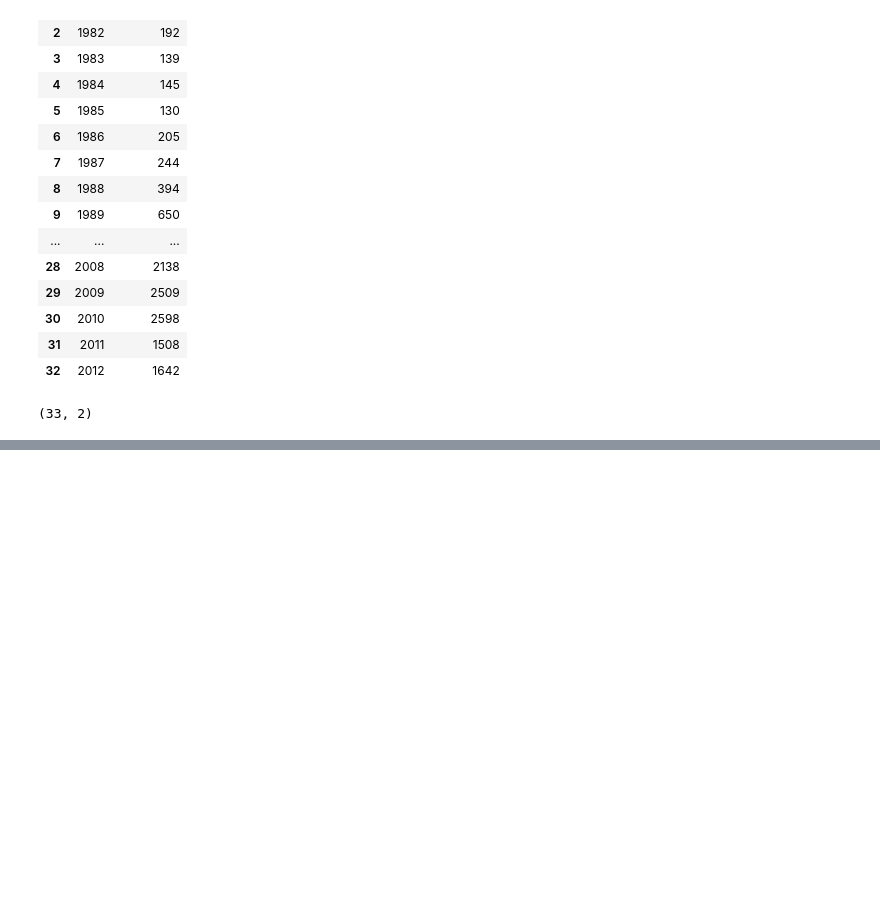
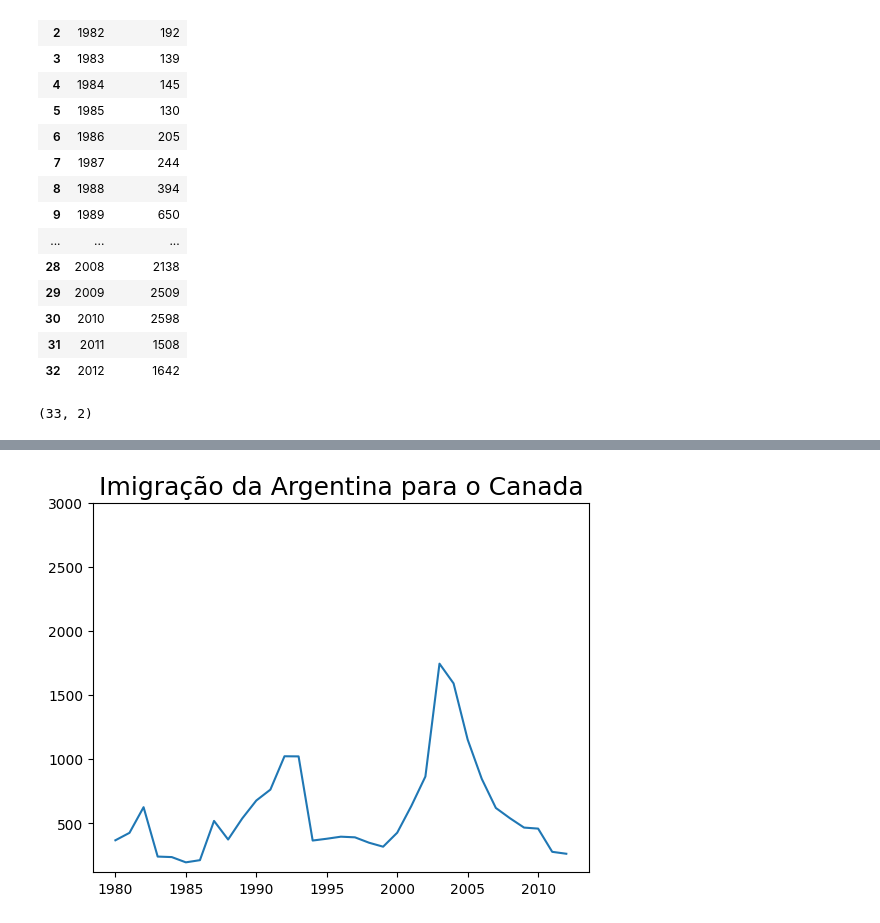
Before and after one commit to thiaguinho700/IaDigData, a Jupyter notebook: 4° Aula/main.ipynb, the cells around one changed output, grey strips where cells are left out. Drawn from its saved outputs; the diff is of its cells as text; code cells hidden in the pictures; blank space fills up the shorter version.

```diff
--- a/4° Aula/main.ipynb
+++ b/4° Aula/main.ipynb
@@ -90,0 +92,16 @@ plt.show() # Exibe a figura
+# %%
+angentina = df.loc['Argentina', anos]
+
+argentina_dict = {
+    'ano' : angentina.index.tolist(),
+    'imigrantes': angentina.values.tolist()
+}
+df_argentina = pd.DataFrame(argentina_dict)
+# %%
+plt.plot(df_argentina['ano'], df_argentina['imigrantes'])
+plt.xticks(['1980', '1985','1990','1995','2000','2005','2010']) # Ajuste de valores para o eixo x
+plt.yticks([500,1000,1500,2000,2500,3000])
+plt.title("Imigração da Argentina para o Canada", fontsize=18)
+plt.show()
+# %% [output]
+[figure, added]
```
Also changed, not shown: parts of 6 cells of this notebook.
